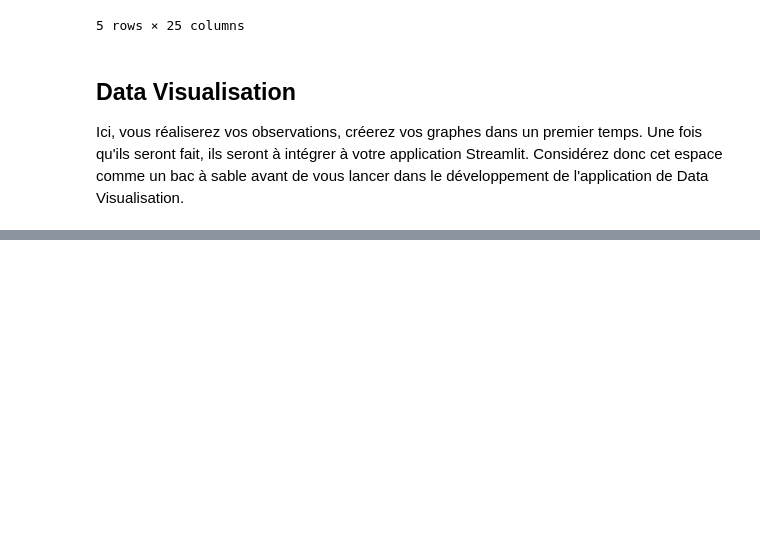
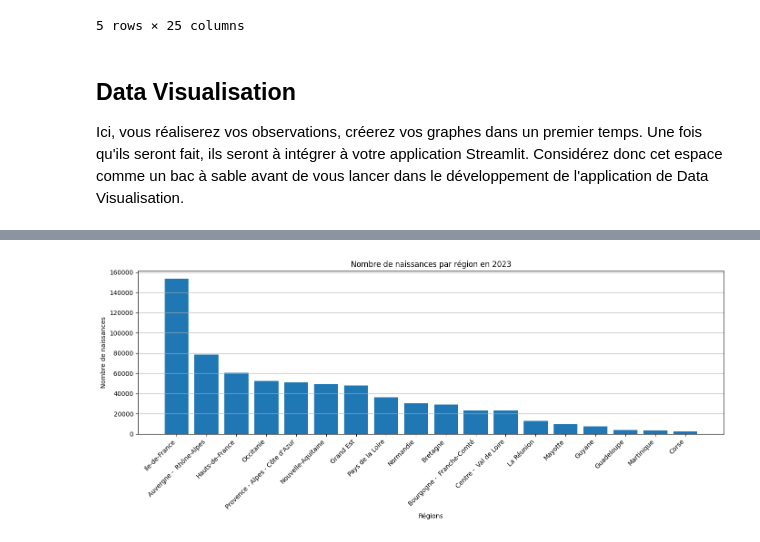
Before and after one commit to Marwa-Mch/Perinatal-Dashboard-France, a Jupyter notebook: notebooks/01_naissances.ipynb, the cells around one changed output, grey strips where cells are left out. Drawn from its saved outputs; the diff is of its cells as text; code cells hidden in the pictures; blank space fills up the shorter version.

```diff
--- a/notebooks/01_naissances.ipynb
+++ b/notebooks/01_naissances.ipynb
@@ -480,0 +567,47 @@ plt.show()
+# %%
+import matplotlib.pyplot as plt
+
+# =====================================================
+# COMPARAISON DES NAISSANCES PAR RÉGION EN 2023
+# =====================================================
+
+# Tri des régions par nombre de naissances
+
+df_regions_2023 = df_regions.sort_values(
+    by="2023_naissances_totales",
+    ascending=False
+)
+
+# Création du graphique
+
+plt.figure(figsize=(14, 6))
+
+plt.bar(
+    df_regions_2023["zone_géographique"],
+    df_regions_2023["2023_naissances_totales"]
+)
+
+# Titre
+
+plt.title("Nombre de naissances par région en 2023")
+
+# Noms des axes
+
+plt.xlabel("Régions")
+plt.ylabel("Nombre de naissances")
+
+# Rotation des noms de régions
+
+plt.xticks(rotation=45, ha="right")
+
+# Grille horizontale
+
+plt.grid(axis="y")
+
+# Ajuste automatiquement les marges
+
+plt.tight_layout()
+
+plt.show()
+# %% [output]
+[figure, added]
```
Also changed, not shown: parts of 36 cells of this notebook, 8 other files.
